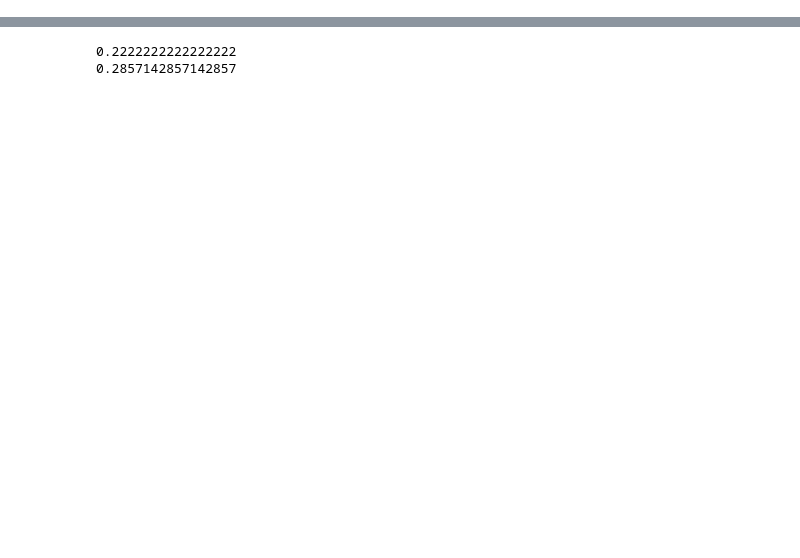
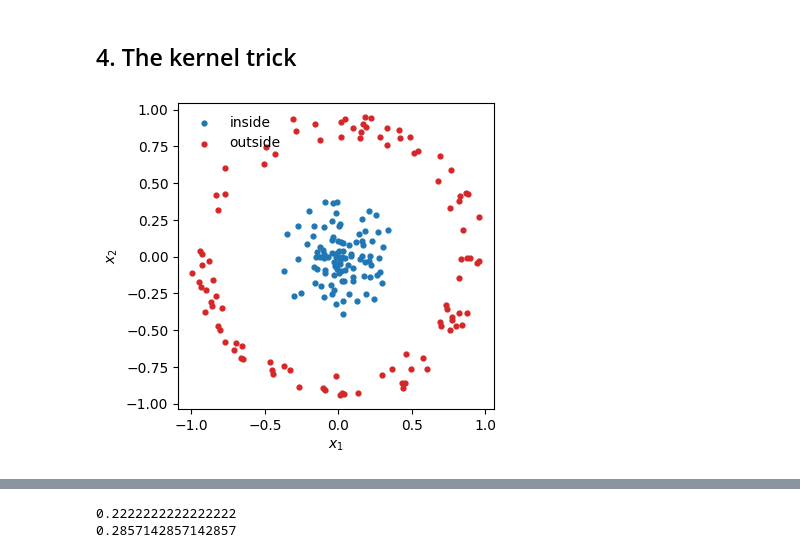
Before and after one commit to VadimSokolov/vadimsokolov.github.io, a Jupyter notebook: courses/files/600/oct21.ipynb, the cells around one changed output, grey strips where cells are left out. Drawn from its saved outputs; the diff is of its cells as text; code cells hidden in the pictures; blank space fills up the shorter version.

```diff
--- a/courses/files/600/oct21.ipynb
+++ b/courses/files/600/oct21.ipynb
@@ -10,0 +364,16 @@ Predict both implied probabilities before you run the cell. The case study uses
+# %%
+words, counts = zip(*candidates('model'))
+for temperature in (1, 2):
+    print(temperature, np.round(softmax(np.log(counts), temperature), 3))
+
+word = 'the'
+sentence = [word]
+for _ in range(8):
+    rows = candidates(word)
+    if not rows:
+        break
+    word = rows[0][0]
+    sentence.append(word)
+    if word == '.':
+        break
+print(' '.join(sentence))
@@ -10,0 +389,33 @@ Predict both implied probabilities before you run the cell. The case study uses
+# %% [markdown]
+## 4. The kernel trick
+# %%
+def circle_data(n=200, radius=1.0, noise=0.001, seed=13):
+    rng = np.random.default_rng(seed)
+    rows = np.zeros((n, 3))
+    for i in range(n // 2):
+        r = rng.uniform(0, radius * 0.4)
+        angle = rng.uniform(0, 2 * np.pi)
+        rows[i, 1] = r * np.sin(angle) + rng.uniform(-radius, radius) * noise
+        rows[i, 2] = r * np.cos(angle) + rng.uniform(-radius, radius) * noise
+    for i in range(n // 2, n):
+        r = rng.uniform(radius * 0.8, radius)
+        angle = rng.uniform(0, 2 * np.pi)
+        rows[i, 0] = 1
+        rows[i, 1] = r * np.sin(angle) + rng.uniform(-radius, radius) * noise
+        rows[i, 2] = r * np.cos(angle) + rng.uniform(-radius, radius) * noise
+    return rows
+
+circle = circle_data()
+x1, x2, y = circle[:, 1], circle[:, 2], circle[:, 0]
+X = np.column_stack([x1, x2])
+
+fig, ax = plt.subplots(figsize=(4.2, 4.2))
+for label, color, name in ((0, 'C0', 'inside'), (1, 'C3', 'outside')):
+    ax.scatter(x1[y == label], x2[y == label], s=12, c=color, label=name)
+ax.set_aspect('equal')
+ax.set_xlabel(r'$x_1$')
+ax.set_ylabel(r'$x_2$')
+ax.legend(frameon=False)
+fig.tight_layout()
+# %% [output]
+[figure, added]
```
Also changed, not shown: parts of 62 cells of this notebook, 4 other files.
